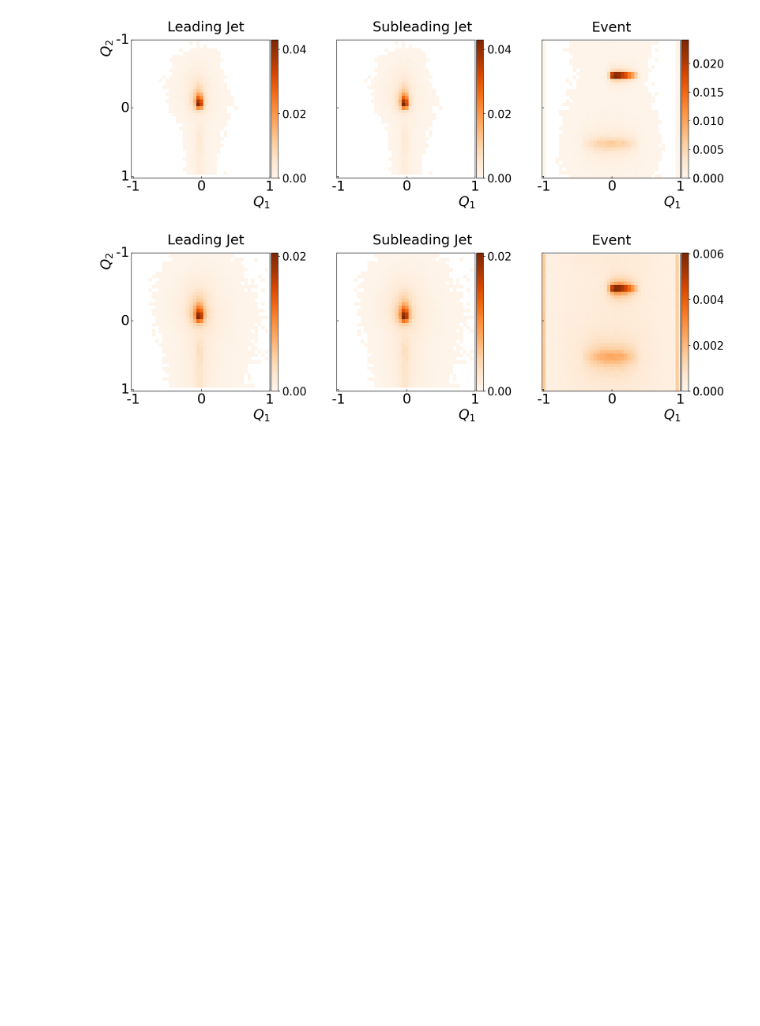
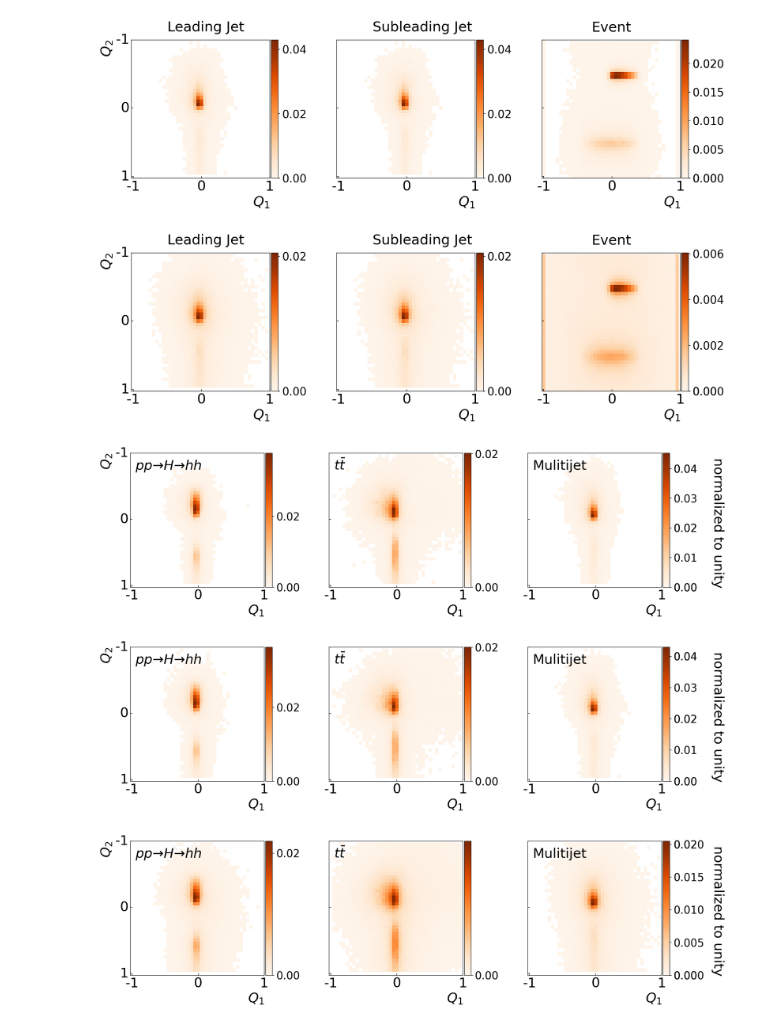
Before and after one commit to alan200276/THDM_with_ML, a Jupyter notebook: Notebook/Jet_Event_Images.ipynb, the cells around one changed output. Drawn from its saved outputs; the diff is of its cells as text; code cells hidden in the pictures; blank space fills up the shorter version.

```diff
--- a/Notebook/Jet_Event_Images.ipynb
+++ b/Notebook/Jet_Event_Images.ipynb
@@ -247,0 +340,6 @@ generate_images(x_ppjjjj[0], x_ppjjjj[1], x_ppjjjj[2])
+# %%
+generate_jet_images(x_ppHhh[0], x_ttbar[0], x_ppjjjj[0], title="leadingjet")
+# %% [output]
+[figure, added]
+[figure, added]
+[figure, added]
```
Also changed, not shown: parts of 7 cells of this notebook.
